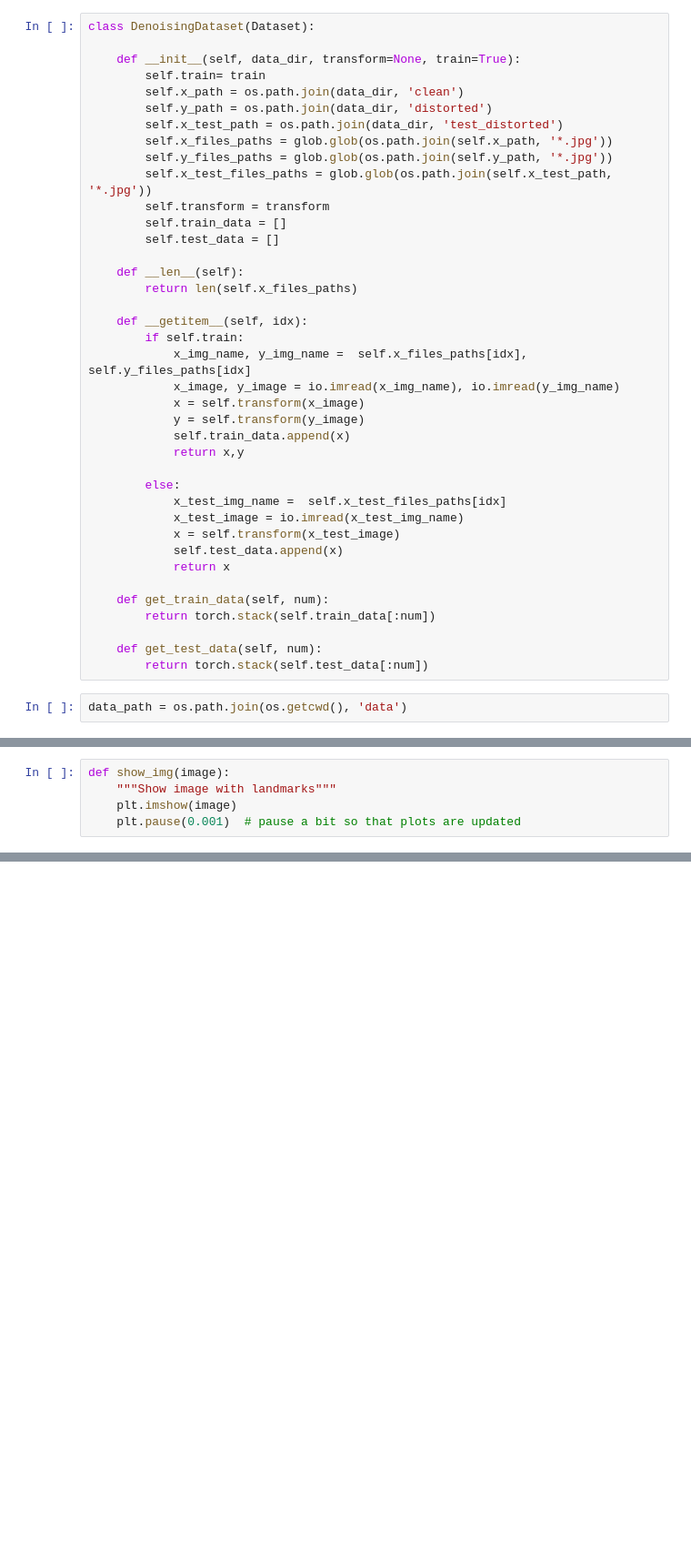
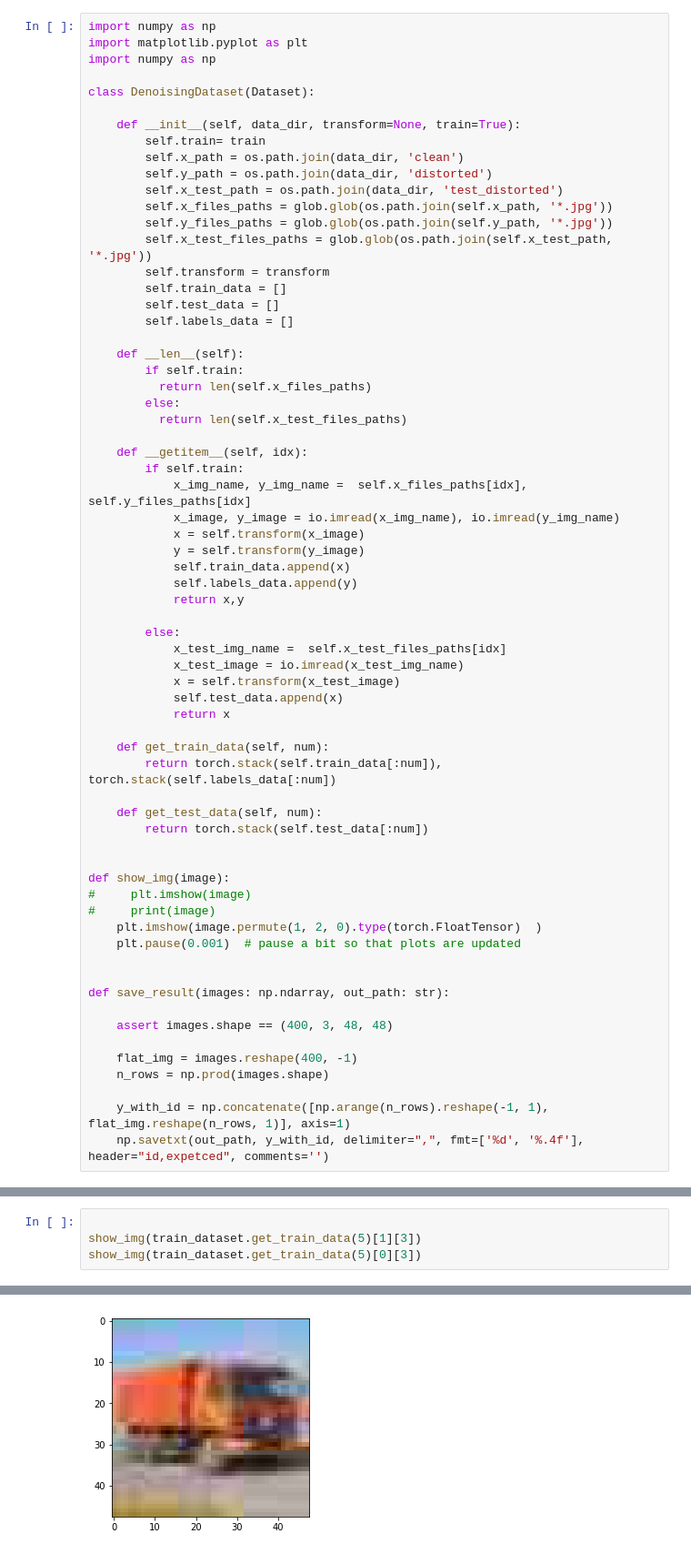
Before and after one commit to M1F1/nn2019, a Jupyter notebook: 3_kaggle_denoising/main.ipynb, the cells around one changed output, grey strips where cells are left out. Shown at 91% size. Drawn from its saved outputs; the diff is of its cells as text; blank space fills up the shorter version.

```diff
--- a/3_kaggle_denoising/main.ipynb
+++ b/3_kaggle_denoising/main.ipynb
@@ -68,4 +49,8 @@ def plot_digits(view_data, decoded_data=None, image_size=48):
 # %%
+import numpy as np
+import matplotlib.pyplot as plt
+import numpy as np
+
 class DenoisingDataset(Dataset):
 
     def __init__(self, data_dir, transform=None, train=True):
@@ -79,9 +64,13 @@ class DenoisingDataset(Dataset):
         self.transform = transform
         self.train_data = []
         self.test_data = []
+        self.labels_data = []
 
     def __len__(self):
-        return len(self.x_files_paths)
+        if self.train:
+          return len(self.x_files_paths)
+        else:
+          return len(self.x_test_files_paths)
 
     def __getitem__(self, idx):
         if self.train:
@@ -90,6 +79,7 @@ class DenoisingDataset(Dataset):
             x = self.transform(x_image)
             y = self.transform(y_image)
             self.train_data.append(x)
+            self.labels_data.append(y)
             return x,y
 
         else:
@@ -100,12 +90,28 @@ class DenoisingDataset(Dataset):
             return x
 
     def get_train_data(self, num):
-        return torch.stack(self.train_data[:num])
+        return torch.stack(self.train_data[:num]), torch.stack(self.labels_data[:num])
 
     def get_test_data(self, num):
         return torch.stack(self.test_data[:num])
+
+
+def show_img(image):
+#     plt.imshow(image)
+#     print(image)
+    plt.imshow(image.permute(1, 2, 0).type(torch.FloatTensor)  )
+    plt.pause(0.001)  # pause a bit so that plots are updated
+
+
+def save_result(images: np.ndarray, out_path: str):
+
+    assert images.shape == (400, 3, 48, 48)
+
+    flat_img = images.reshape(400, -1)
+    n_rows = np.prod(images.shape)
+
+    y_with_id = np.concatenate([np.arange(n_rows).reshape(-1, 1), flat_img.reshape(n_rows, 1)], axis=1)
+    np.savetxt(out_path, y_with_id, delimiter=",", fmt=['%d', '%.4f'], header="id,expetced", comments='')
-# %%
-data_path = os.path.join(os.getcwd(), 'data')
 # %%
 train_dataset = DenoisingDataset(data_path,
                                  transform=transforms.Compose([
@@ -128,5 +124,0 @@ dataset.y_files_paths[0]
-# %%
-def show_img(image):
-    """Show image with landmarks"""
-    plt.imshow(image)
-    plt.pause(0.001)  # pause a bit so that plots are updated
@@ -207,0 +125,5 @@ class AutoEncoder(torch.nn.Module):
+# %%
+
+show_img(train_dataset.get_train_data(5)[1][3])
+show_img(train_dataset.get_train_data(5)[0][3])
+# %% [output]
@@ -207,0 +147 @@ class AutoEncoder(torch.nn.Module):
+[figure, added]
```
Also changed, not shown: parts of 20 cells of this notebook, 2 other files.
